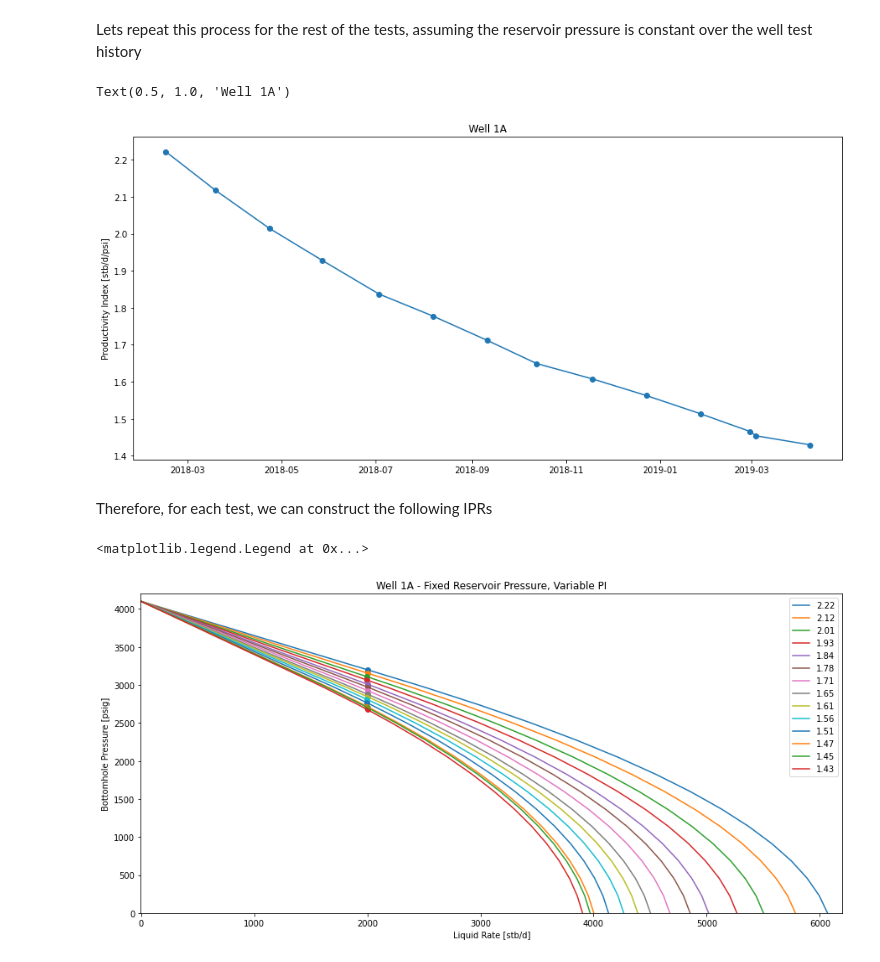
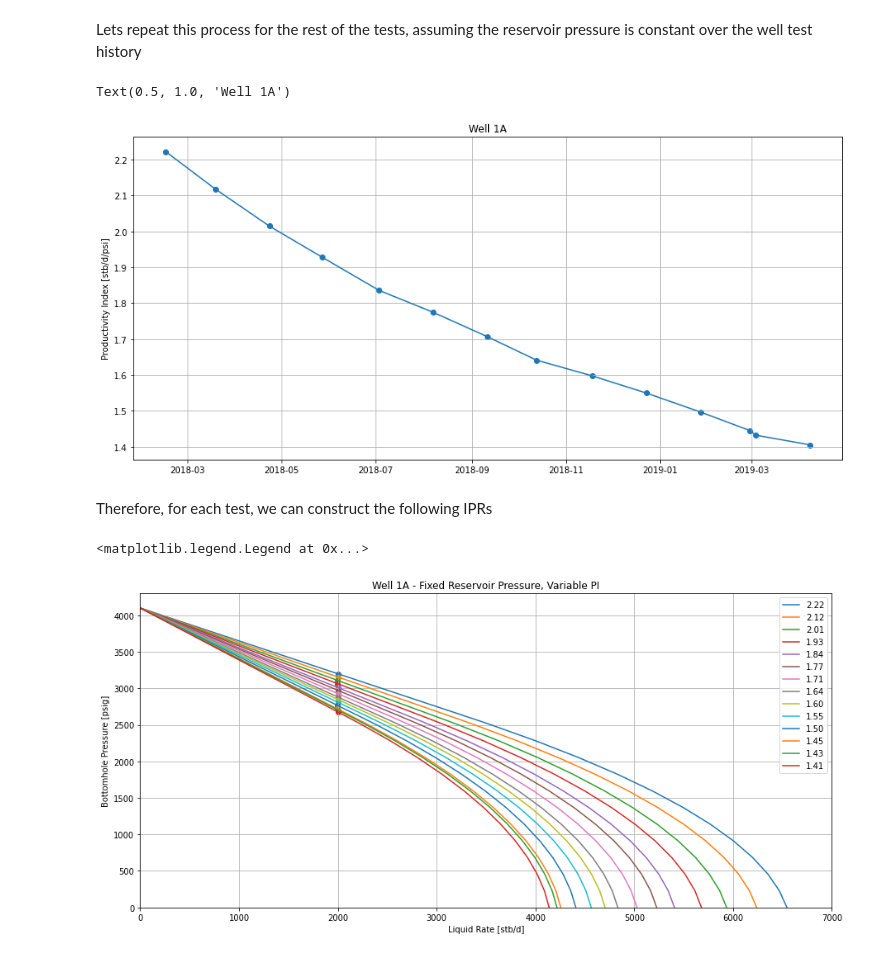
Before and after one commit to thomasswarbrick/pyipr, a Jupyter notebook: pyipr_primer.ipynb, the cells around one changed output. Saved outputs shown, nothing was run; the diff lists cells and outputs as text; code cells hidden in the pictures.

Commit message:
added grid lines to plot

```diff
--- a/pyipr_primer.ipynb
+++ b/pyipr_primer.ipynb
@@ -74,9 +83,9 @@ We can estimate the Bubble Point pressure of the fluid using the Glaso Correlati
  - Gas Gravity: $\quad 0.75$ (air = 1.0)
  - Reservoir Temperature: $\quad 160^{\circ} F$
 # %%
-import bo_pvt_funcs
+import src.bo_pvt_funcs as bo
 # instantiate PVTModel class
-pvt_model = bo_pvt_funcs.PVTModel()
+pvt_model = bo.PVTModel()
 pvt_model.set_params(rsi = 650.0, gasSG= 0.75, oilAPI=40.0)
 #calculate bubble point pressure with glaso correlation
 p_bub = pvt_model.calc_pbub_glaso(tempF = 160)
@@ -89,20 +100,22 @@ Our estimated bubble point pressure from the Glaso Correlation is below our reco
 For the first day of the well test history, we can construct an IPR curve using the liquid rate, bottomhole pressure and reservoir pressure. Before the start of the well test history, it is believed the well had a reservoir pressure of 4100 psig. The IPR also needs the bubble point pressure to know when to transition between the Darcy (PI) and Vogel IPR.
+# %%
+import src.pyipr as pyipr
+
+well_1A = pyipr.IPR()
+well_1A.set_params(res_p = 4100, res_t = 160, pvt = pvt_model)
+well_1A.type = "Test"
+well_1A.test_ql = well_test_df['QL'][0] #set test liquid rate, stb/d
+well_1A.test_bhp = well_test_df['Pwf'][0]  #set test bhp, psig
+well_1A_ipr = pd.DataFrame(well_1A.get_ipr())
 # %%
-import pyipr
-
-well_1A = IPR() #create instance of IPR object
-well_1A.set_params(res_p = 4100, res_t=160, pvt=pvt_model)
-
-well_1A.test_ql = well_test_df['QL'][0] #set test liquid rate, stb/d
-well_1A.test_bhp = well_test_df['Pwf'][0]  #set test bhp, psia
-well_1A_ipr = pd.DataFrame(well_1A.get_ipr())
-
 fig, axes = plt.subplots(figsize = (15, 7))
+plt.grid()
 plt.plot(well_1A_ipr['LiqRate'], well_1A_ipr['Pwf'], label='Calculated IPR')
 plt.scatter(well_1A_ipr['LiqRate'], well_1A_ipr['Pwf'])
 plt.scatter(well_1A.test_ql, well_1A.test_bhp, color='k', label='Test Data')
-plt.hlines(well_1A.pbub, -100, 7000, linestyles='dotted', colors='k', label='Bubble Point Pressure')
-plt.xlim(0, 6500)
+plt.hlines(well_1A.pbub, -1, 7000, linestyles='dotted', colors='k', label='Bubble Point Pressure')
+plt.xlim(0, 7000)
+plt.ylim(-1, 4300)
 plt.ylabel('Bottomhole Pressure [psia]')
 plt.xlabel('Liquid Rate [stb/d]')
 plt.title('Well 1A IPR')
@@ -175,35 +193,39 @@ Well 2A PI is 2.22
 Lets repeat this process for the rest of the tests, assuming the reservoir pressure is constant over the well test history
 # %%
 well_test_df['PI'] = well_test_df.apply(
-    lambda x: well_1A.calc_PI(4100, x.Pwf, x.QL), axis=1
+    lambda x: well_1A.calc_PI(x.Pwf, x.QL), axis=1
 )
 
 fig, axes = plt.subplots(figsize = (15, 7))
+plt.grid()
 plt.plot(well_test_df['Date'], well_test_df['PI'])
 plt.scatter(well_test_df['Date'], well_test_df['PI'])
 plt.ylabel('Productivity Index [stb/d/psi]')
 plt.title('Well 1A')
 # %% [output]
 Text(0.5, 1.0, 'Well 1A')
-[figure, old version]
+[figure, new version]
 # %% [markdown]
 Therefore, for each test, we can construct the following IPRs
 # %%
 fig, axes = plt.subplots(figsize = (15, 7))
-well_1A.type = 'PI'
+plt.grid()
+well_1A.type = "PI"
 for i, pi in enumerate(well_test_df['PI'].values):
     well_1A.pi = pi
     temp_ipr = pd.DataFrame(well_1A.get_ipr())
     plt.plot(temp_ipr['LiqRate'], temp_ipr['Pwf'], label='%0.2f' % pi)
     plt.scatter(well_test_df['QL'][i], well_test_df['Pwf'][i])
 
 plt.ylabel('Bottomhole Pressure [psig]')
 plt.xlabel('Liquid Rate [stb/d]')
 plt.title('Well 1A - Fixed Reservoir Pressure, Variable PI')
-plt.xlim(-1, 6200)
-plt.ylim(0, 4200)
+plt.xlim(0, 7000)
+plt.ylim(-1, 4300)
+plt.ylabel('Bottomhole Pressure [psig]')
+plt.xlabel('Liquid Rate [stb/d]')
 plt.legend()
 # %% [output]
 <matplotlib.legend.Legend at 0x...>
-[figure, old version]
+[figure, new version]
 # %% [markdown]
```
Also changed, not shown: parts of 19 cells of this notebook.
